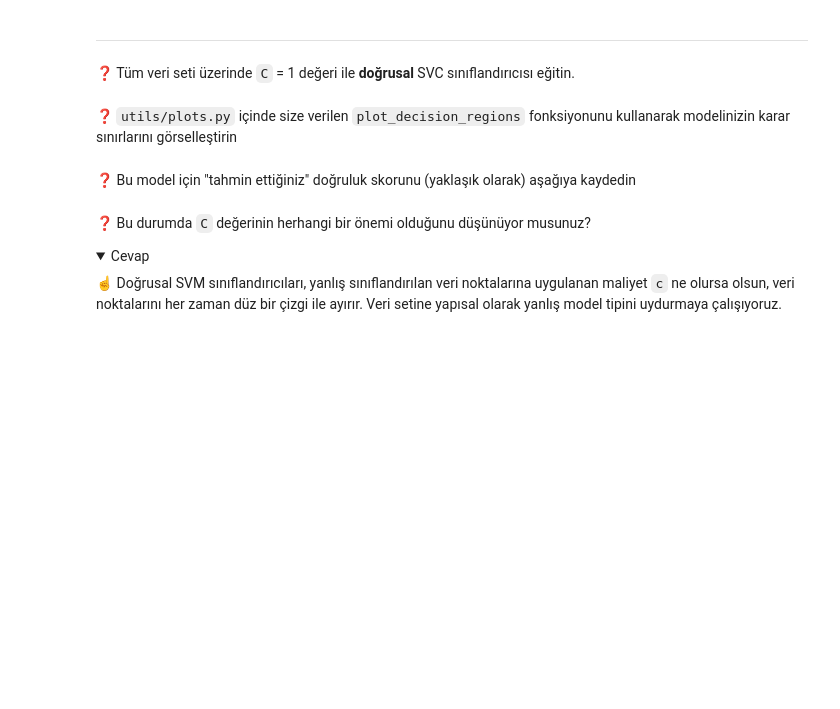
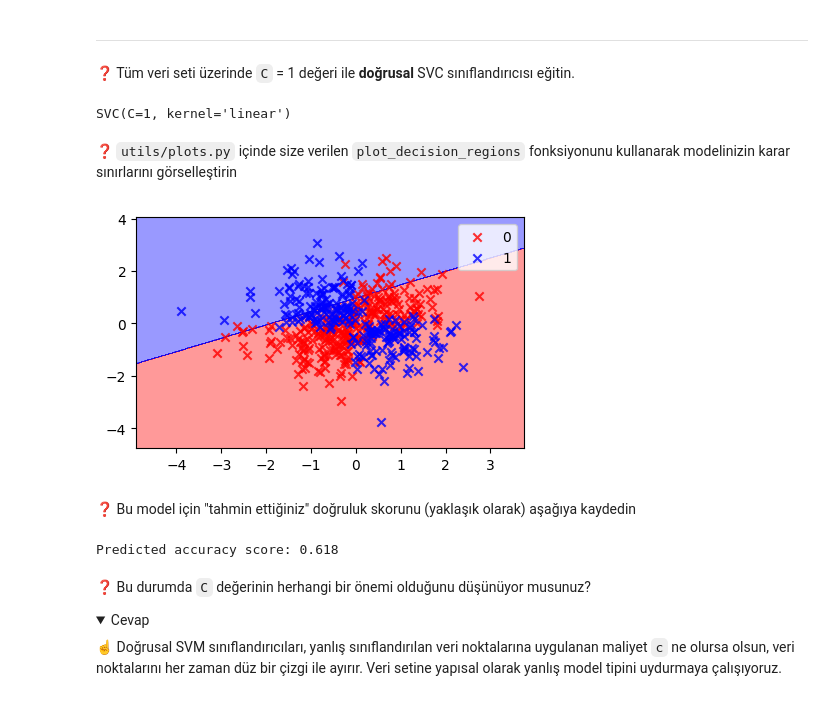
Before and after one commit to zeynepdilaytoptas/S16D5-S-data-svm, a Jupyter notebook: SVM.ipynb, the cells around one changed output. Drawn from its saved outputs; the diff is of its cells as text; code cells hidden in the pictures; folded sections open; blank space fills up the shorter version.

```diff
--- a/SVM.ipynb
+++ b/SVM.ipynb
@@ -86,8 +98,15 @@ ___
+# %%
+clf = SVC(kernel="linear", C=1)
+clf.fit(X, y)
+# %% [output]
+SVC(C=1, kernel='linear')
 # %% [markdown]
 ❓ `utils/plots.py` içinde size verilen `plot_decision_regions` fonksiyonunu kullanarak modelinizin karar sınırlarını görselleştirin
 # %%
 from utils.plots import plot_decision_regions
-
-pass  # YOUR CODE HERE
+#help(plot_decision_regions)
+plot_decision_regions(X, y, clf)
+# %% [output]
+[figure, added]
 # %% [markdown]
 ❓ Bu model için "tahmin ettiğiniz" doğruluk skorunu (yaklaşık olarak) aşağıya kaydedin
@@ -98,3 +113,8 @@ pass  # YOUR CODE HERE
+# %%
+linear_svm_score = clf.score(X, y)
+print(f"Predicted accuracy score: {linear_svm_score}")
+# %% [output]
+Predicted accuracy score: 0.618
 # %% [markdown]
 ❓ Bu durumda `C` değerinin herhangi bir önemi olduğunu düşünüyor musunuz?
 
```
Also changed, not shown: parts of 48 cells of this notebook.
